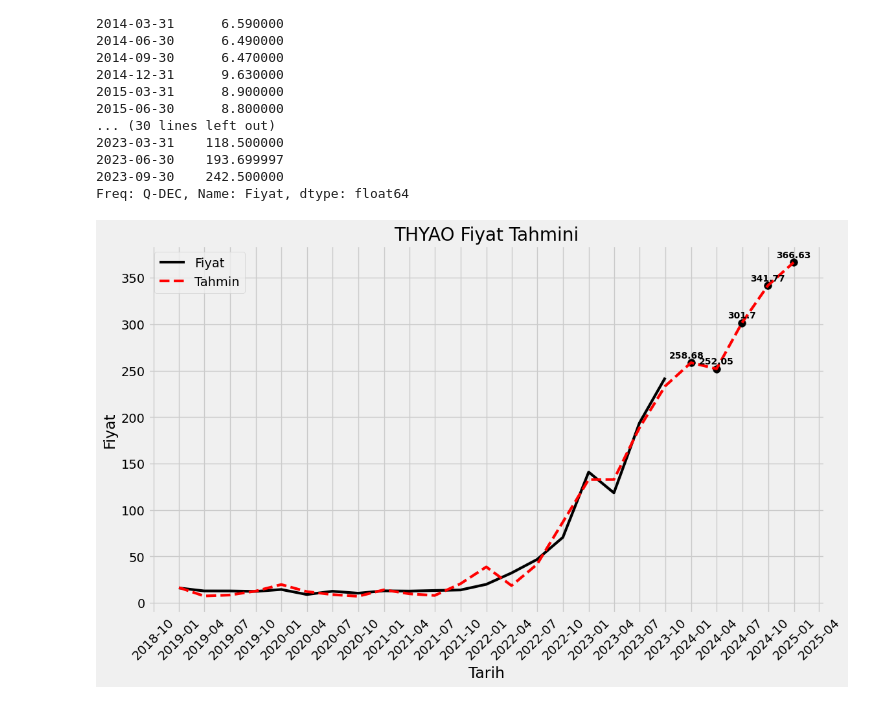
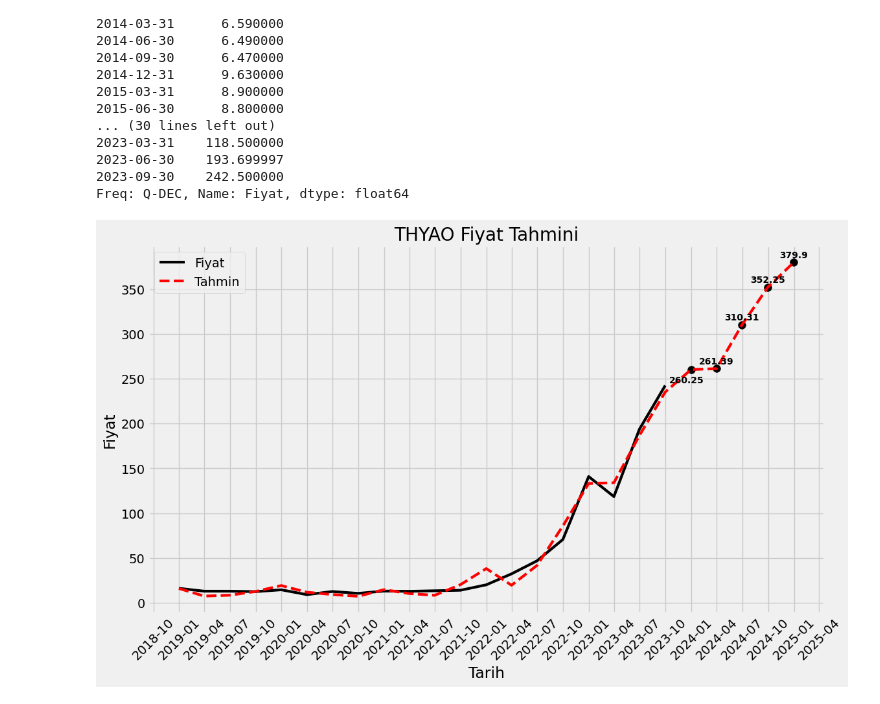
Before and after one commit to huseyinoymak/Hisse-Degerleme-Fiyat-Tahmini, a Jupyter notebook: thyaotahmin.ipynb, the cells around one changed output. Drawn from its saved outputs; the diff is of its cells as text; code cells hidden in the pictures.

```diff
--- a/thyaotahmin.ipynb
+++ b/thyaotahmin.ipynb
@@ -364,0 +565,10 @@ extended_X
+# %%
+best_sarimax_model = SARIMAX(bist100,
+                             order=(1, 1, 1),
+                             seasonal_order=(1, 1, 1, 4))
+best_sarimax_fit = best_sarimax_model.fit(disp=False)
+future_predictions = best_sarimax_fit.get_forecast(steps=15).predicted_mean
+future_predictions=pd.DataFrame(future_predictions)
+future_predictions=future_predictions.set_index(pd.date_range(start="2023-10-01",end="2025-01-01",freq="M"))
+future_predictions.columns=["BIST100"]
+future_predictions
@@ -364,0 +592,5 @@ extended_X
+# %%
+bist100=pd.concat([bist100,future_predictions], ignore_index=True)
+bist100=bist100.set_index(pd.date_range(start="2011-10-31",end="2025-01-01",freq="M"))
+bist100=bist100.resample("Q").last()
+bist100
@@ -365,5 +615,9 @@ extended_X
+# %%
+extended_X.iloc[44:,59]=[1700,1905,2323,2617,3129,3554]
+extended_X.iloc[44:,60]=bist100["BIST100"].tail(6)
+extended_X.iloc[44:,61]=[26.94,30.41,34.65,36.67,41,46.45]
 # %%
-X=extended_X.iloc[:,:59]
+X=extended_X.iloc[:,:62]
 y=bilanco["Fiyat"].tail(44)
 y
 # %% [output]
@@ -479,22 +737,22 @@ y.index = y.index.date
 # %%
 import matplotlib.dates as mdates
 y.tail(20).plot(figsize=(12,7),label="Fiyat",color="black",linestyle="-",lw=3)
 tahmin3["Tahmin"].tail(25).plot(label="Tahmin",color="red",linestyle="--",lw=3)
 plt.gca().xaxis.set_major_formatter(mdates.DateFormatter('%Y-%m'))
 plt.gca().xaxis.set_major_locator(mdates.MonthLocator(bymonth=[1,4,7,10]))  # Çeyrekler için ay ayırıcıları
 plt.xticks(rotation=45)
 plt.scatter(tahmin3.index[-5::],tahmin3["Tahmin"][-5::],color="black",marker="o",s=70)
 plt.title("THYAO Fiyat Tahmini")
 plt.xlabel("Tarih")
 plt.ylabel("Fiyat")
 
 for i in range(-5,-4):
-    plt.annotate(str(round(tahmin3["Tahmin"][i],2)), (tahmin3.index[i], tahmin3["Tahmin"][i]), textcoords="offset points", xytext=(-5,5), ha='center',weight="bold",fontsize=10)
+    plt.annotate(str(round(tahmin3["Tahmin"][i],2)), (tahmin3.index[i], tahmin3["Tahmin"][i]), textcoords="offset points", xytext=(-5,-15), ha='center',weight="bold",fontsize=10)
 for i in range(-4,0):
     plt.annotate(str(round(tahmin3["Tahmin"][i],2)), (tahmin3.index[i], tahmin3["Tahmin"][i]), textcoords="offset points", xytext=(0,5), ha='center',fontsize=10,weight="bold")
 
 
 plt.legend()
 plt.show()
 # %% [output]
-[figure, old version]
+[figure, new version]
```
Also changed, not shown: parts of 22 cells of this notebook, 1 other file.
